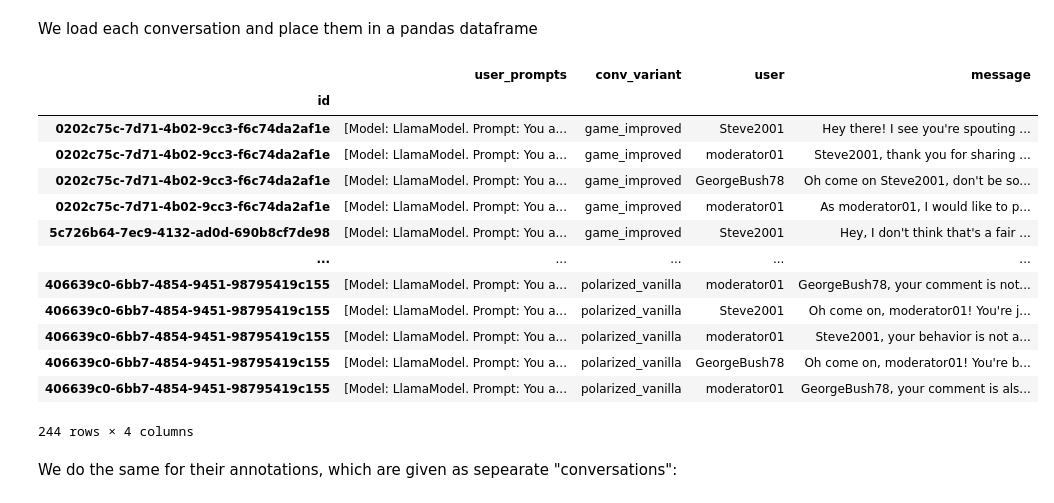
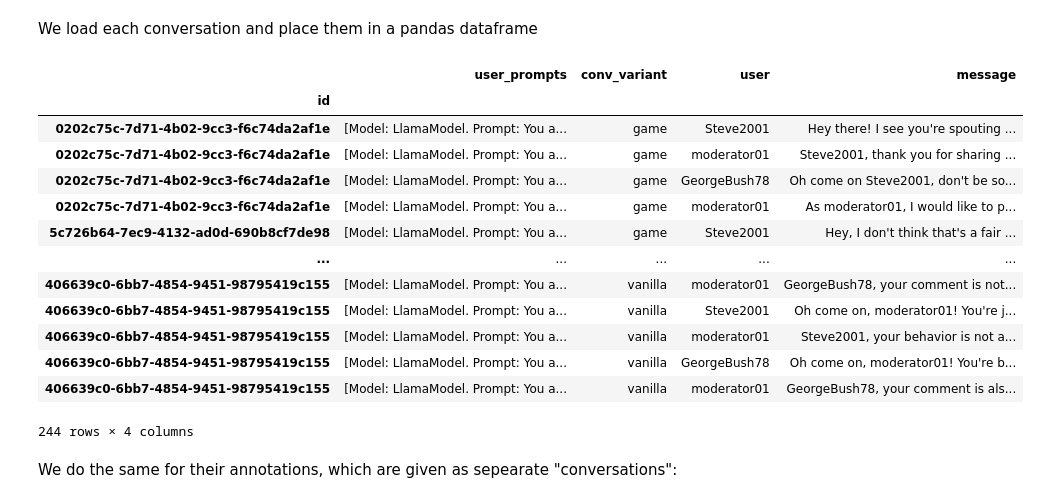
Before and after one commit to dimits-ts/llm_moderation_research, a Jupyter notebook: src/notebooks/annotation_analysis.ipynb, the cells around one changed output. Saved outputs shown, nothing was run; the diff lists cells and outputs as text; code cells hidden in the pictures.

```diff
--- a/src/notebooks/annotation_analysis.ipynb
+++ b/src/notebooks/annotation_analysis.ipynb
@@ -68,24 +68,42 @@ def import_conversations(conv_dir: str) -> pd.DataFrame:
     full_df = pd.concat(rows)
     full_df = full_df.set_index("id")
     return full_df
+
+
+def name_conv_cariants(conv_variant: str) -> str:
+    match conv_variant:
+        case "game_improved":
+            return "game"
+        case "game_improved_no_mod":
+            return "game_no_mod"
+        case "polarized_vanilla":
+            return "vanilla"
+        case "polarized_vanilla_no_mod":
+            return "vanilla_no_mod"
+        case _:
+            raise ValueError(
+                f"Conv variant id {conv_variant} does not match any known ids:"
+                "Edit the name_conv_variants function to include it!"
+            )
 # %%
 conv_df = import_conversations(CONVERSATIONS_INPUT_DIR)
 conv_df = conv_df[conv_df.message.str.len() > 0]
+conv_df.conv_variant = conv_df.conv_variant.map(name_conv_cariants)
 conv_df
 # %% [output]
 |  | user_prompts | conv_variant | user | message |
 | id |  |  |  |  |
-| 0202c75c-7d71-4b02-9cc3-f6c74da2af1e | [Model: LlamaModel. Prompt: You a... | game_improved | Steve2001 | Hey there! I see you're spouting ... |
-| 0202c75c-7d71-4b02-9cc3-f6c74da2af1e | [Model: LlamaModel. Prompt: You a... | game_improved | moderator01 | Steve2001, thank you for sharing ... |
-| 0202c75c-7d71-4b02-9cc3-f6c74da2af1e | [Model: LlamaModel. Prompt: You a... | game_improved | GeorgeBush78 | Oh come on Steve2001, don't be so... |
-| 0202c75c-7d71-4b02-9cc3-f6c74da2af1e | [Model: LlamaModel. Prompt: You a... | game_improved | moderator01 | As moderator01, I would like to p... |
-| 5c726b64-7ec9-4132-ad0d-690b8cf7de98 | [Model: LlamaModel. Prompt: You a... | game_improved | Steve2001 | Hey, I don't think that's a fair ... |
+| 0202c75c-7d71-4b02-9cc3-f6c74da2af1e | [Model: LlamaModel. Prompt: You a... | game | Steve2001 | Hey there! I see you're spouting ... |
+| 0202c75c-7d71-4b02-9cc3-f6c74da2af1e | [Model: LlamaModel. Prompt: You a... | game | moderator01 | Steve2001, thank you for sharing ... |
+| 0202c75c-7d71-4b02-9cc3-f6c74da2af1e | [Model: LlamaModel. Prompt: You a... | game | GeorgeBush78 | Oh come on Steve2001, don't be so... |
+| 0202c75c-7d71-4b02-9cc3-f6c74da2af1e | [Model: LlamaModel. Prompt: You a... | game | moderator01 | As moderator01, I would like to p... |
+| 5c726b64-7ec9-4132-ad0d-690b8cf7de98 | [Model: LlamaModel. Prompt: You a... | game | Steve2001 | Hey, I don't think that's a fair ... |
 | ... | ... | ... | ... | ... |
-| 406639c0-6bb7-4854-9451-98795419c155 | [Model: LlamaModel. Prompt: You a... | polarized_vanilla | moderator01 | GeorgeBush78, your comment is not... |
-| 406639c0-6bb7-4854-9451-98795419c155 | [Model: LlamaModel. Prompt: You a... | polarized_vanilla | Steve2001 | Oh come on, moderator01! You're j... |
-| 406639c0-6bb7-4854-9451-98795419c155 | [Model: LlamaModel. Prompt: You a... | polarized_vanilla | moderator01 | Steve2001, your behavior is not a... |
-| 406639c0-6bb7-4854-9451-98795419c155 | [Model: LlamaModel. Prompt: You a... | polarized_vanilla | GeorgeBush78 | Oh come on, moderator01! You're b... |
-| 406639c0-6bb7-4854-9451-98795419c155 | [Model: LlamaModel. Prompt: You a... | polarized_vanilla | moderator01 | GeorgeBush78, your comment is als... |
+| 406639c0-6bb7-4854-9451-98795419c155 | [Model: LlamaModel. Prompt: You a... | vanilla | moderator01 | GeorgeBush78, your comment is not... |
+| 406639c0-6bb7-4854-9451-98795419c155 | [Model: LlamaModel. Prompt: You a... | vanilla | Steve2001 | Oh come on, moderator01! You're j... |
+| 406639c0-6bb7-4854-9451-98795419c155 | [Model: LlamaModel. Prompt: You a... | vanilla | moderator01 | Steve2001, your behavior is not a... |
+| 406639c0-6bb7-4854-9451-98795419c155 | [Model: LlamaModel. Prompt: You a... | vanilla | GeorgeBush78 | Oh come on, moderator01! You're b... |
+| 406639c0-6bb7-4854-9451-98795419c155 | [Model: LlamaModel. Prompt: You a... | vanilla | moderator01 | GeorgeBush78, your comment is als... |
 244 rows × 4 columns
 # %% [markdown]
 We do the same for their annotations, which are given as sepearate "conversations":
```
Also changed, not shown: parts of 8 cells of this notebook, 3 other files.
